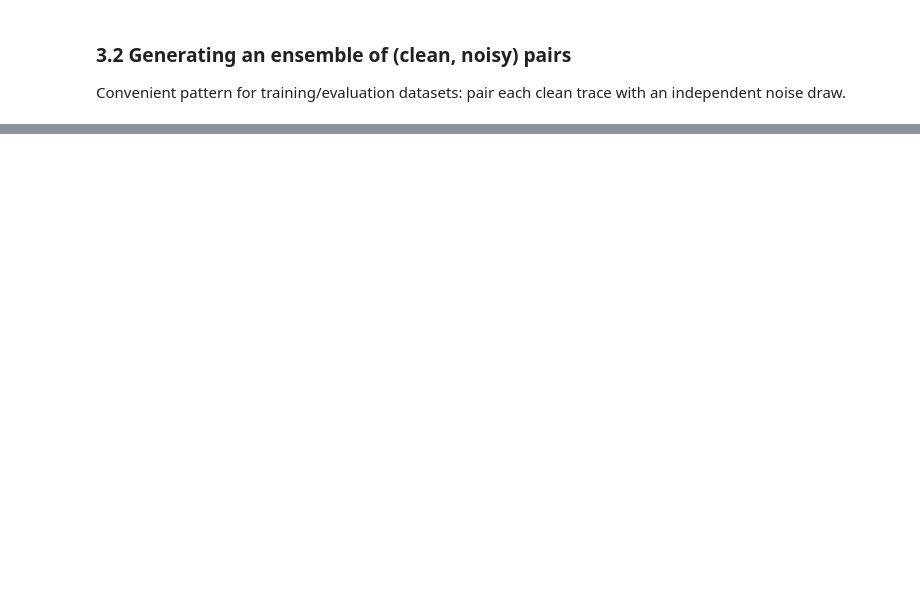
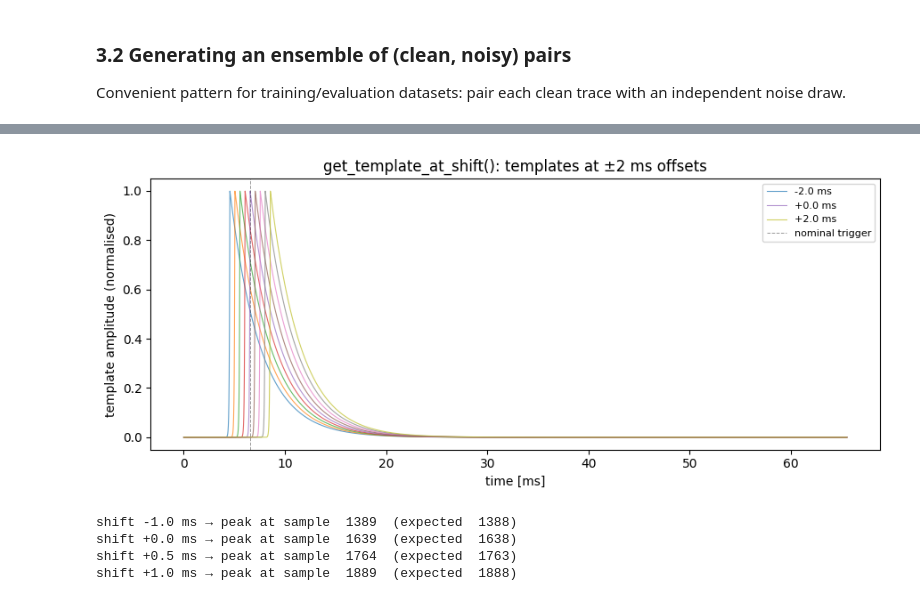
Before and after one commit to dowlingwong/noise-weighted-subspace-reconstruction, a Jupyter notebook: QP_simulator/qp_simulator_tutorial.ipynb, the cells around one changed output, grey strips where cells are left out. Cells and saved outputs as stored; diff of their text form; code cells hidden in the pictures; blank space fills up the shorter version.

```diff
--- a/QP_simulator/qp_simulator_tutorial.ipynb
+++ b/QP_simulator/qp_simulator_tutorial.ipynb
@@ -258,0 +392,27 @@ The clean-trace path is bit-equivalent (to one float64 ulp) with the QP/phonon p
+# %%
+shifts_ms = np.linspace(-2, 2, 9)   # ±2 ms in steps of 0.5 ms
+
+fig, ax = plt.subplots(figsize=(9, 4))
+for ds in shifts_ms:
+    tmpl = sim.get_template_at_shift(ds * 1e6)   # convert ms → ns
+    ax.plot(t_ms, tmpl, lw=0.8, alpha=0.7, label=f'{ds:+.1f} ms' if abs(ds) in (0, 2) else '')
+
+ax.axvline(sim.trigger_time * 1e-6, color='k', ls='--', lw=0.7, alpha=0.4, label='nominal trigger')
+ax.set_xlabel('time [ms]'); ax.set_ylabel('template amplitude (normalised)')
+ax.set_title('get_template_at_shift(): templates at ±2 ms offsets')
+ax.legend(fontsize=8)
+fig.tight_layout()
+# %% [output]
+[figure, added]
+# %%
+# Verify: peak shifts by exactly the requested number of samples
+for ds_ms in [-1.0, 0.0, 0.5, 1.0]:
+    tmpl = sim.get_template_at_shift(ds_ms * 1e6)
+    peak_sample = np.argmax(tmpl)
+    expected    = int(round((sim.trigger_time + ds_ms * 1e6) / sim.dt))
+    print(f'shift {ds_ms:+.1f} ms → peak at sample {peak_sample:5d}  (expected {expected:5d})')
+# %% [output]
+shift -1.0 ms → peak at sample  1389  (expected  1388)
+shift +0.0 ms → peak at sample  1639  (expected  1638)
+shift +0.5 ms → peak at sample  1764  (expected  1763)
+shift +1.0 ms → peak at sample  1889  (expected  1888)
```
Also changed, not shown: parts of 19 cells of this notebook, 3 other files.
